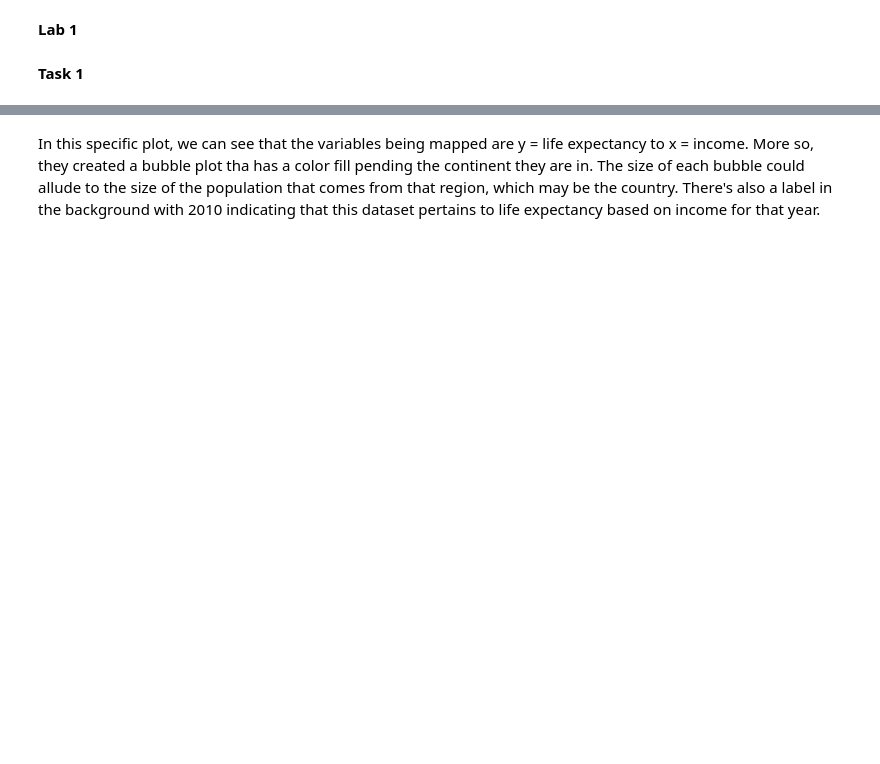
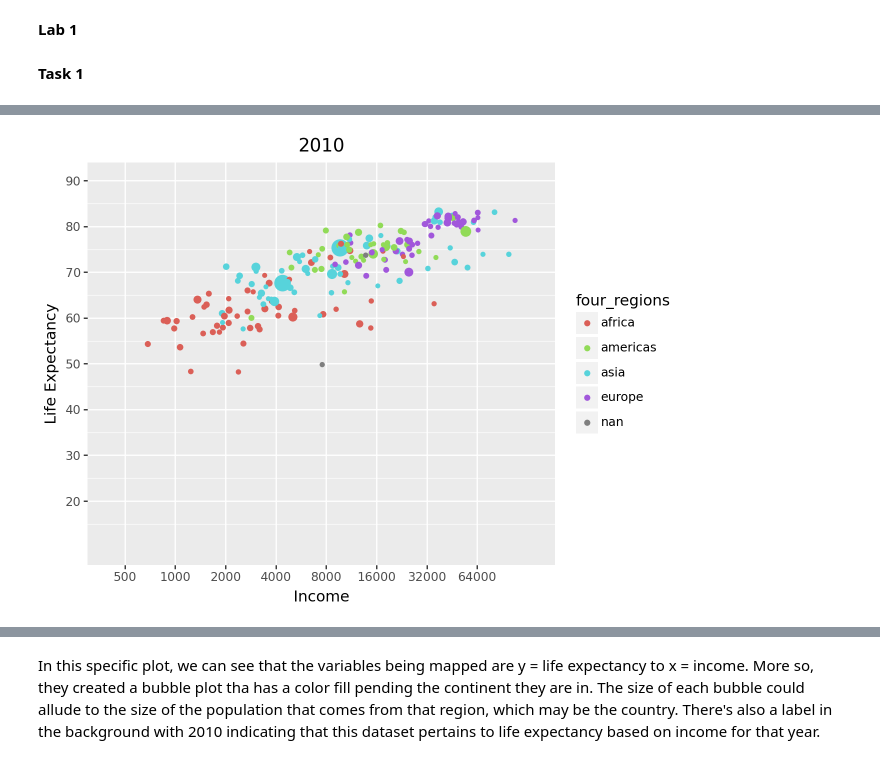
Before and after one commit to ulisesjcaroflores/Lab1, a Jupyter notebook: Lab1.ipynb, the cells around one changed output, grey strips where cells are left out. Saved outputs shown, nothing was run; the diff lists cells and outputs as text; code cells hidden in the pictures; blank space fills up the shorter version.

```diff
--- a/Lab1.ipynb
+++ b/Lab1.ipynb
@@ -12,0 +48,19 @@ import numpy as np
+# %%
+(ggplot(q1_data, aes(x='income', y='life_exp', color='four_regions', size='population')) +
+ geom_point() +
+ scale_x_continuous(
+     trans='log2',
+     limits=[400, 140000],
+     breaks=[500, 1000, 2000, 4000, 8000, 16000, 32000, 64000],
+     labels=['500', '1000', '2000', '4000', '8000', '16000', '32000', '64000']
+     ) +
+ scale_y_continuous(
+     limits=[10,90],
+     breaks=[20, 30, 40, 50, 60, 70, 80, 90]
+     ) +
+ labs(title='2010',
+      x='Income',
+      y='Life Expectancy')
+      + guides(size = False))
+# %% [output]
+[figure, added]
```
Also changed, not shown: parts of 19 cells of this notebook.
